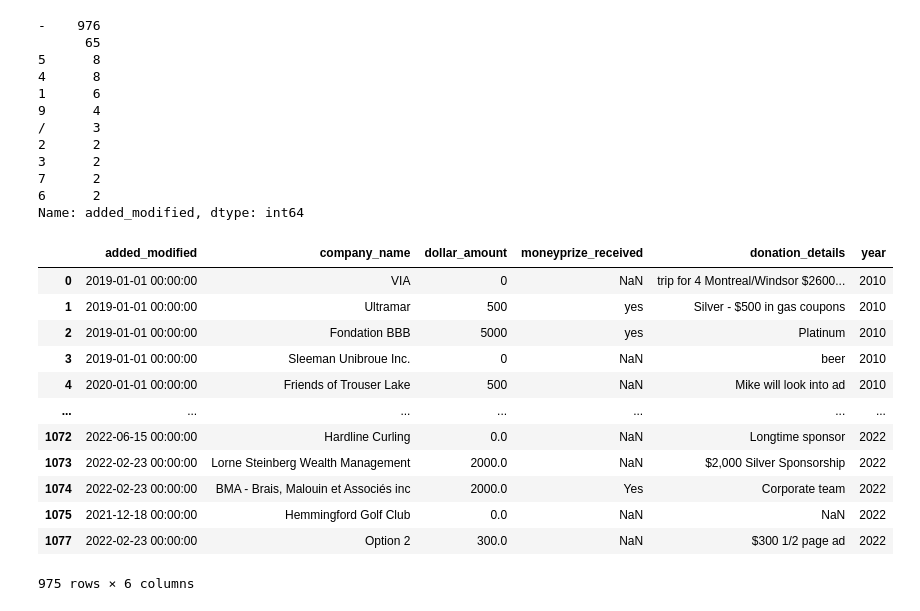
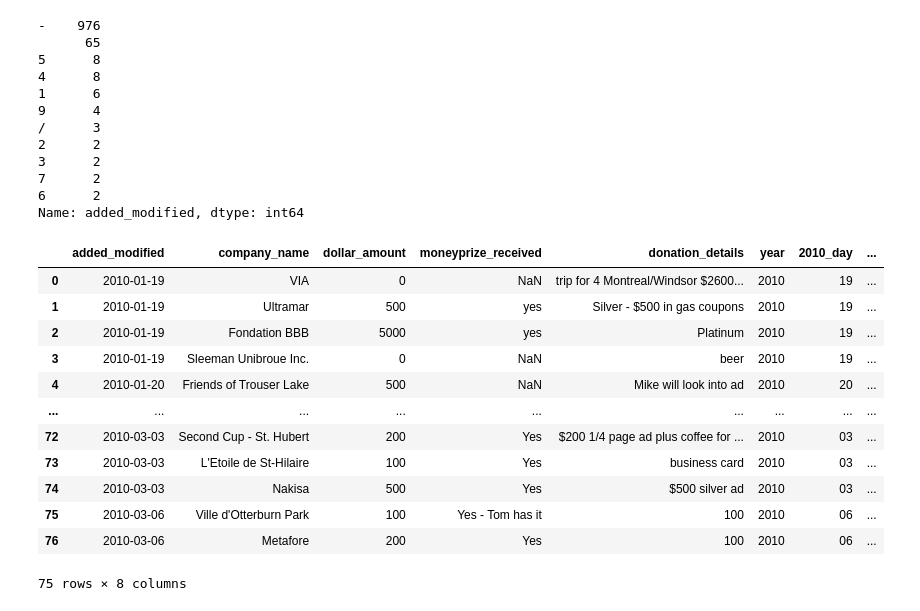
Before and after one commit to carlosfg97/Kurling4Kids, a Jupyter notebook: past_donors/past_donors_etl.ipynb, the cells around one changed output. Cells and saved outputs as stored; diff of their text form; code cells hidden in the pictures.

```diff
--- a/past_donors/past_donors_etl.ipynb
+++ b/past_donors/past_donors_etl.ipynb
@@ -17,5 +17,3 @@ fname = "corporate sponsors 2022.xlsx"
 
 colnames = [ 'Added/   Modified', 	'Company Name',	'Sponsorship level'	,
              '$ Amount', 'Actual \n$ Amount',	'Money/Prize Received',  'Prize/Donation details' ]
-# %%
-df = pd.read_excel(fname, sheet_name = '2010', parse_dates=False)
@@ -75,5 +50,3 @@ def process_year_donations(main_fname: str, year:str, colnames: list):
     return df
 # %%
 years = [str(i) for i in range(2010,2023,1)]
-# %%
-df_ = process_year_donations(fname, '2016', colnames)
@@ -167,21 +146,30 @@ Name: added_modified, dtype: int64
 # %%
 date_format_flg = (df_concat.added_modified.str[4:5] == '-') & (df_concat.added_modified.str[7:8] == '-')
 # %%
-df_concat[date_format_flg]
+df_concat['2010_day'] = df_concat[date_format_flg & (df_concat.year=='2010')].added_modified.str[2:4]
+df_concat['2010_month'] = df_concat[date_format_flg & (df_concat.year=='2010')].added_modified.str[5:7]
+
 
 ## try to give the correct date format to added_modified. Older years seem to have only month/day
 ## but most recent have also year, so a criteria has to be set to correctly parse
-# %% [output]
-|  | added_modified | company_name | dollar_amount | moneyprize_received | donation_details | year |
-| 0 | 2019-01-01 00:00:00 | VIA | 0 | NaN | trip for 4 Montreal/Windsor $2600... | 2010 |
-| 1 | 2019-01-01 00:00:00 | Ultramar | 500 | yes | Silver - $500 in gas coupons | 2010 |
-| 2 | 2019-01-01 00:00:00 | Fondation BBB | 5000 | yes | Platinum | 2010 |
-| 3 | 2019-01-01 00:00:00 | Sleeman Unibroue Inc. | 0 | NaN | beer | 2010 |
-| 4 | 2020-01-01 00:00:00 | Friends of Trouser Lake | 500 | NaN | Mike will look into ad | 2010 |
-| ... | ... | ... | ... | ... | ... | ... |
-| 1072 | 2022-06-15 00:00:00 | Hardline Curling | 0.0 | NaN | Longtime sponsor | 2022 |
-| 1073 | 2022-02-23 00:00:00 | Lorne Steinberg Wealth Management | 2000.0 | NaN | $2,000 Silver Sponsorship | 2022 |
-| 1074 | 2022-02-23 00:00:00 | BMA - Brais, Malouin et Associés inc | 2000.0 | Yes | Corporate team | 2022 |
-| 1075 | 2021-12-18 00:00:00 | Hemmingford Golf Club | 0.0 | NaN | NaN | 2022 |
-| 1077 | 2022-02-23 00:00:00 | Option 2 | 300.0 | NaN | $300 1/2 page ad | 2022 |
-975 rows × 6 columns
+# %%
+df_concat.loc[date_format_flg & (df_concat.year=='2010'), 'added_modified'] = \
+df_concat[date_format_flg & (df_concat.year=='2010')]['year'] + '-'\
++ df_concat[date_format_flg & (df_concat.year=='2010')]['2010_month'] + '-' \
++ df_concat[date_format_flg & (df_concat.year=='2010')]['2010_day']
+# %%
+df_concat[date_format_flg & (df_concat.year=='2010')]
+# %% [output]
+|  | added_modified | company_name | dollar_amount | moneyprize_received | donation_details | year | 2010_day | ... |
+| 0 | 2010-01-19 | VIA | 0 | NaN | trip for 4 Montreal/Windsor $2600... | 2010 | 19 | ... |
+| 1 | 2010-01-19 | Ultramar | 500 | yes | Silver - $500 in gas coupons | 2010 | 19 | ... |
+| 2 | 2010-01-19 | Fondation BBB | 5000 | yes | Platinum | 2010 | 19 | ... |
+| 3 | 2010-01-19 | Sleeman Unibroue Inc. | 0 | NaN | beer | 2010 | 19 | ... |
+| 4 | 2010-01-20 | Friends of Trouser Lake | 500 | NaN | Mike will look into ad | 2010 | 20 | ... |
+| ... | ... | ... | ... | ... | ... | ... | ... | ... |
+| 72 | 2010-03-03 | Second Cup - St. Hubert | 200 | Yes | $200 1/4 page ad plus coffee for ... | 2010 | 03 | ... |
+| 73 | 2010-03-03 | L'Etoile de St-Hilaire | 100 | Yes | business card | 2010 | 03 | ... |
+| 74 | 2010-03-03 | Nakisa | 500 | Yes | $500 silver ad | 2010 | 03 | ... |
+| 75 | 2010-03-06 | Ville d'Otterburn Park | 100 | Yes - Tom has it | 100 | 2010 | 06 | ... |
+| 76 | 2010-03-06 | Metafore | 200 | Yes | 100 | 2010 | 06 | ... |
+75 rows × 8 columns
```
Also changed, not shown: parts of 23 cells of this notebook.
